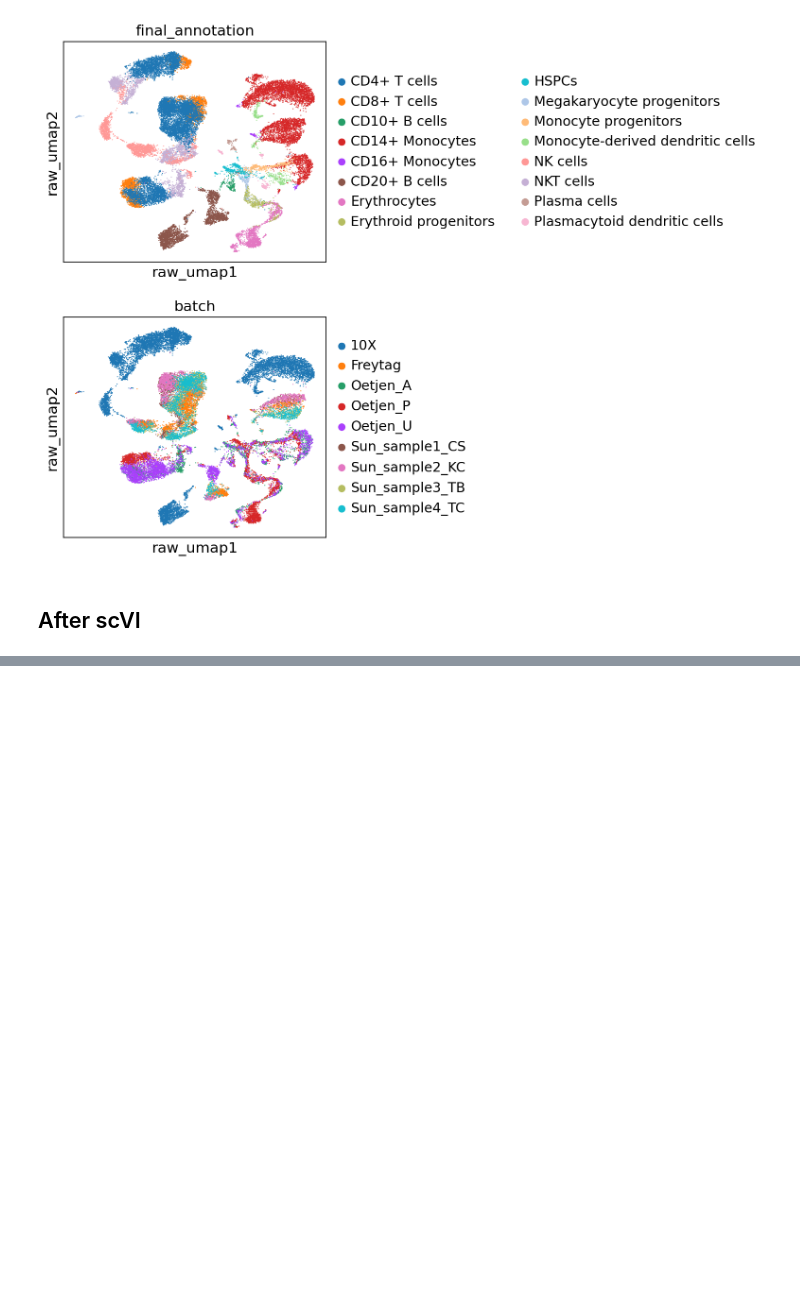
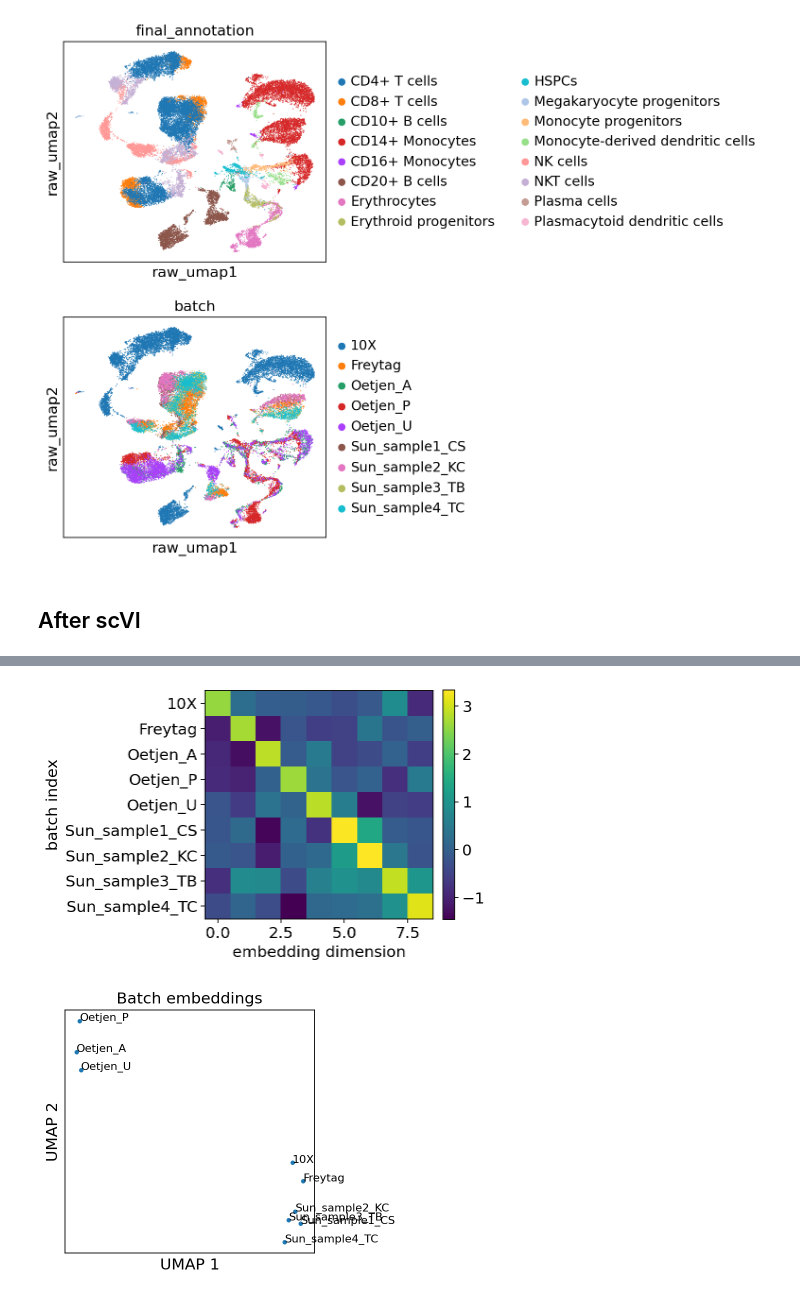
Before and after one commit to cellarium-ai/cellarium-ml, a Jupyter notebook: notebooks/scvi_demo.ipynb, the cells around one changed output, grey strips where cells are left out. Drawn from its saved outputs; the diff is of its cells as text; code cells hidden in the pictures; blank space fills up the shorter version.

```diff
--- a/notebooks/scvi_demo.ipynb
+++ b/notebooks/scvi_demo.ipynb
@@ -217,0 +228,32 @@ sc.pl.embedding(adata, basis='scvi_umap', color=['final_annotation', 'batch'], n
+# %%
+if config_dict['model']['model']['init_args']['batch_embedded']:
+
+    # show batch embeddings as an image
+    batch_key = config_dict['data']['batch_keys']['batch_index_n']['key']
+    batch_names = adata.obs[batch_key].cat.categories
+    plt.imshow(scvi_model.batch_representation_mean_bd.detach().cpu().numpy())
+    plt.xlabel('embedding dimension')
+    plt.yticks(ticks=range(len(batch_names)), labels=batch_names)
+    plt.ylabel('batch index')
+    plt.grid(False)
+    plt.colorbar(fraction=0.046, pad=0.04)
+    plt.show()
+
+    # show batch embeddings as a umap
+    um = umap.UMAP(n_neighbors=3, metric='cosine').fit_transform(scvi_model.batch_representation_mean_bd.detach().cpu().numpy())
+    plt.plot(um[:, 0], um[:, 1], '.')
+    for x, y, s in zip(um[:, 0], um[:, 1], batch_names):
+        plt.annotate(str(s), (x, y), fontsize=10)
+    plt.xlabel('UMAP 1')
+    plt.ylabel('UMAP 2')
+    plt.title('Batch embeddings')
+    plt.grid(False)
+    plt.xticks([])
+    plt.yticks([])
+    plt.show()
+
+else:
+    print('Model was run with `batch_embedded: false` in the config under model.model.init_args, so we did not learn an embedding of batch.')
+# %% [output]
+[figure, added]
+[figure, added]
```
Also changed, not shown: parts of 5 cells of this notebook, 2 other files.
